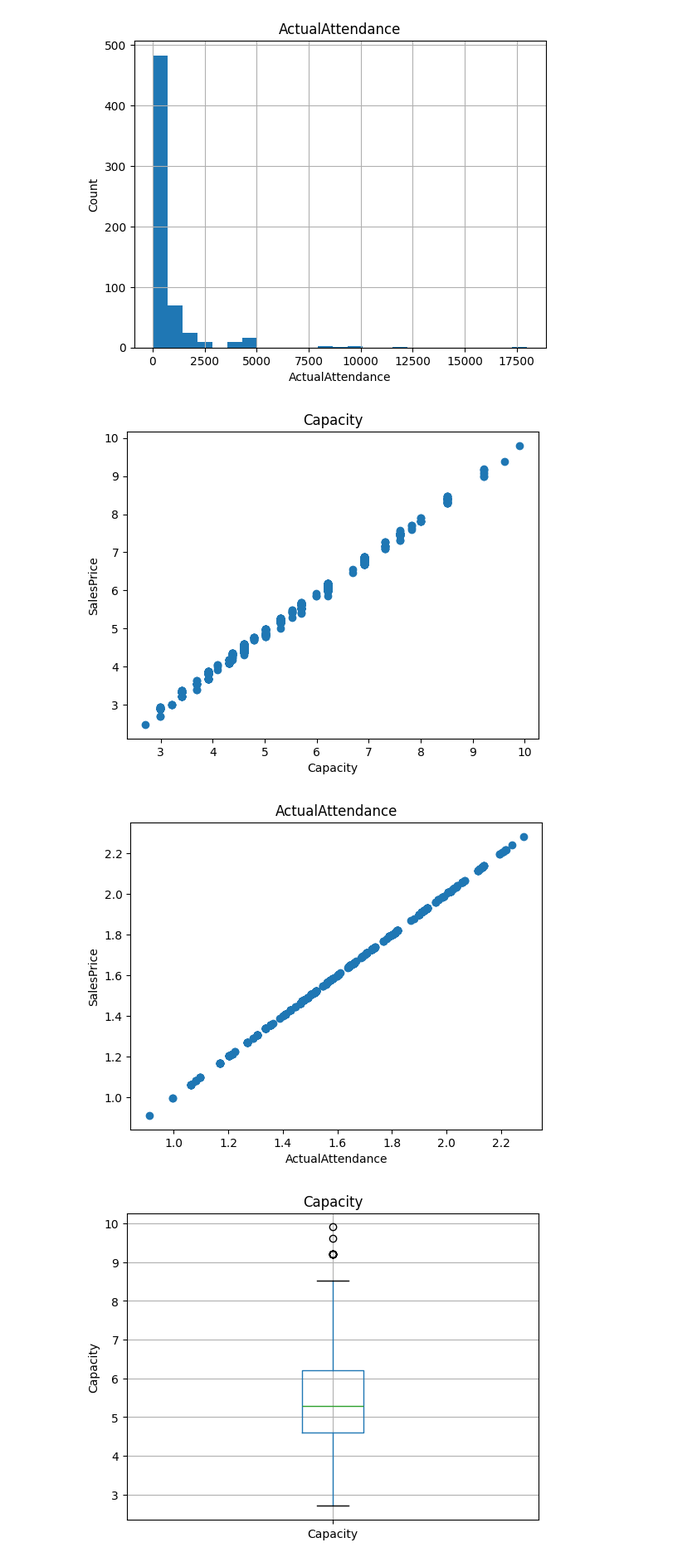
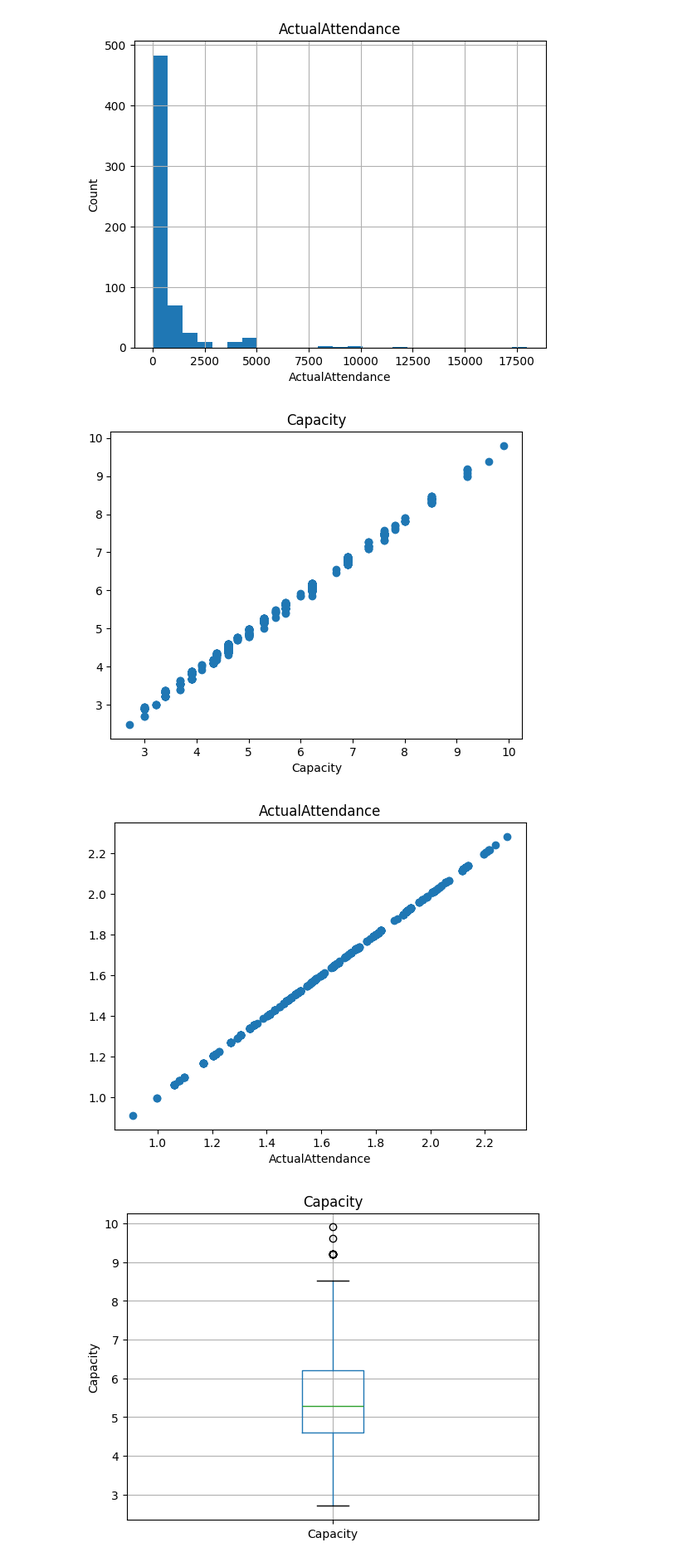
Before and after one commit to lurchyy/MarketWise-C2PO, a Jupyter notebook: ps3.ipynb, the cells around one changed output. Shown at 83% size. Drawn from its saved outputs; the diff is of its cells as text; code cells hidden in the pictures.

```diff
--- a/ps3.ipynb
+++ b/ps3.ipynb
@@ -62,19 +62,19 @@ for feature in continuous_feature :
 # %%
 for feature in continuous_feature:
     data=df.copy()
     if 0 in data[feature].unique():
         pass
     else:
         data[feature]=np.log(data[feature])
         data['ActualAttendance']=np.log(data['ActualAttendance'])
         plt.scatter(data[feature],data['ActualAttendance'])
         plt.xlabel(feature)
-        plt.ylabel('SalesPrice')
+        plt.ylabel('')
         plt.title(feature)
         plt.show()
 # %% [output]
-[figure, old version]
+[figure, new version]
-[figure, old version]
+[figure, new version]
 # %%
 for feature in continuous_feature:
     data=df.copy()
```
Also changed, not shown: parts of 2 cells of this notebook, 3 other files.
